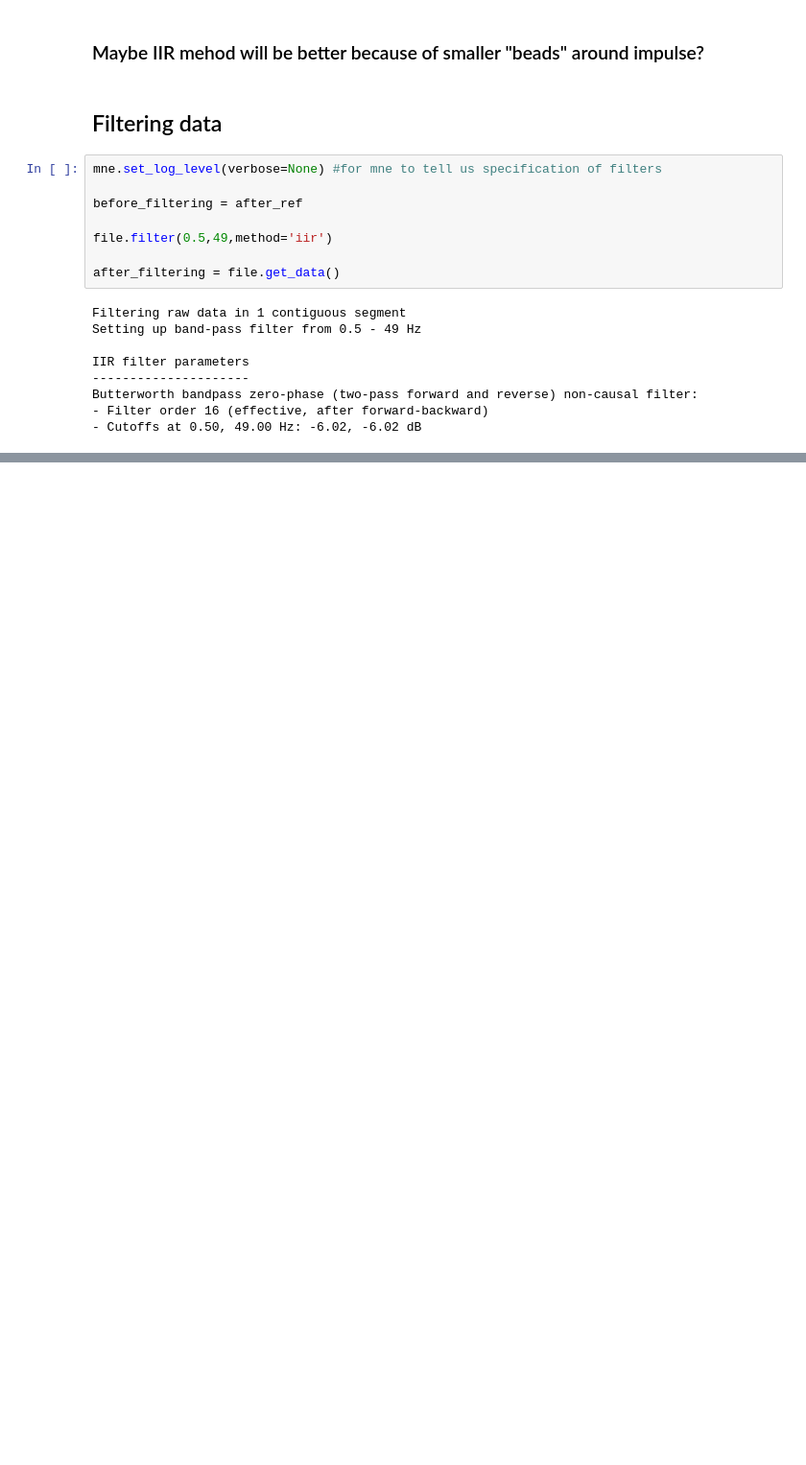
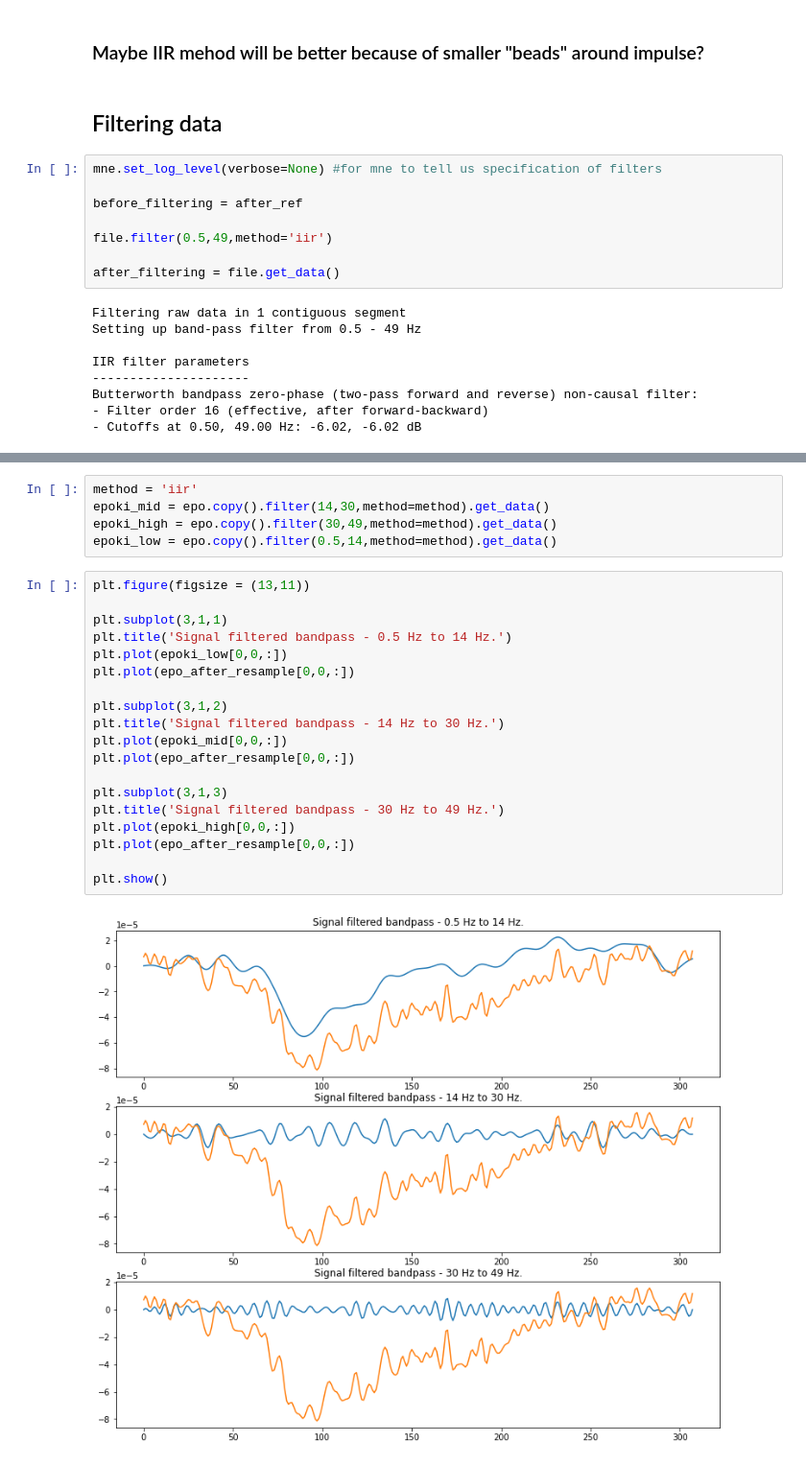
Before and after one commit to Przepioreczka/licencjat, a Jupyter notebook: Checking_preprocessing.ipynb, the cells around one changed output, grey strips where cells are left out. Shown: that part at 96% size. Drawn from its saved outputs; the diff is of its cells as text; blank space fills up the shorter version.

```diff
--- a/Checking_preprocessing.ipynb
+++ b/Checking_preprocessing.ipynb
@@ -237,0 +248,26 @@ plt.show()
+# %%
+method = 'iir'
+epoki_mid = epo.copy().filter(14,30,method=method).get_data()
+epoki_high = epo.copy().filter(30,49,method=method).get_data()
+epoki_low = epo.copy().filter(0.5,14,method=method).get_data()
+# %%
+plt.figure(figsize = (13,11))
+
+plt.subplot(3,1,1)
+plt.title('Signal filtered bandpass - 0.5 Hz to 14 Hz.')
+plt.plot(epoki_low[0,0,:])
+plt.plot(epo_after_resample[0,0,:])
+
+plt.subplot(3,1,2)
+plt.title('Signal filtered bandpass - 14 Hz to 30 Hz.')
+plt.plot(epoki_mid[0,0,:])
+plt.plot(epo_after_resample[0,0,:])
+
+plt.subplot(3,1,3)
+plt.title('Signal filtered bandpass - 30 Hz to 49 Hz.')
+plt.plot(epoki_high[0,0,:])
+plt.plot(epo_after_resample[0,0,:])
+
+plt.show()
+# %% [output]
+[figure, added]
```
Also changed, not shown: parts of 19 cells of this notebook.
